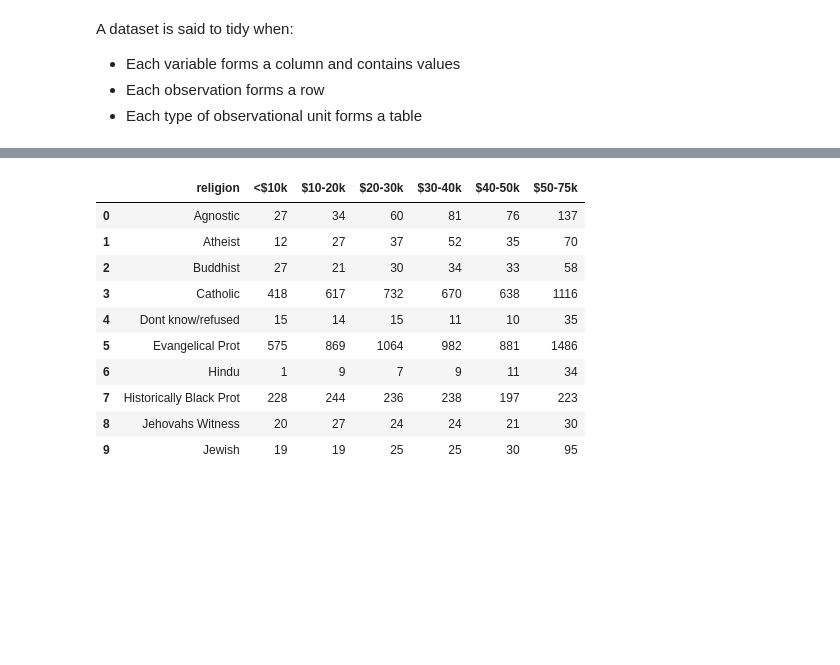
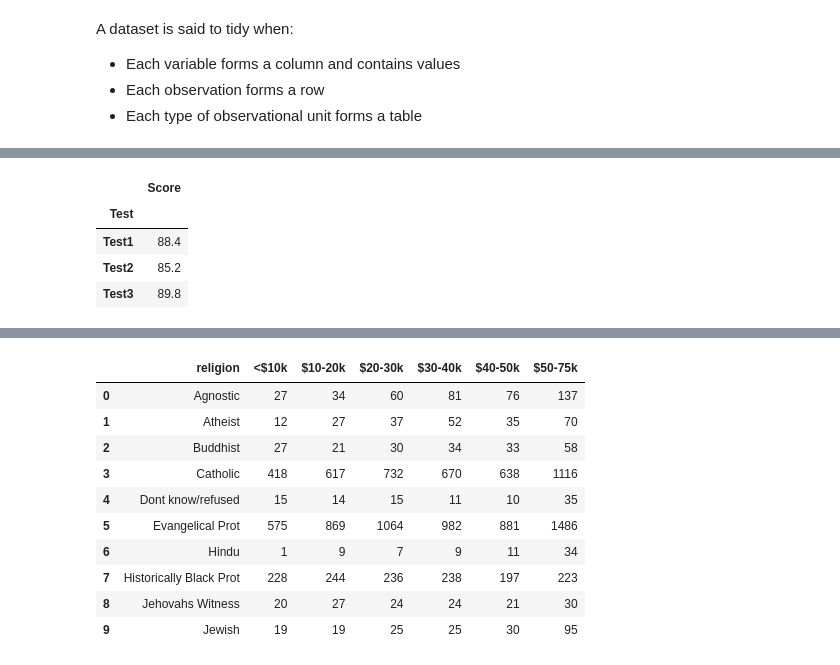
Before and after one commit to joeelorm/Data_Science, a Jupyter notebook: Data Cleaninig/Tidy Data.ipynb, the cells around one changed output, grey strips where cells are left out. Cells and saved outputs as stored; diff of their text form; code cells hidden in the pictures; blank space fills up the shorter version.

```diff
--- a/Data Cleaninig/Tidy Data.ipynb
+++ b/Data Cleaninig/Tidy Data.ipynb
@@ -5,0 +58,8 @@ A dataset is said to tidy when:
+# %%
+data_tidy.groupby(by = "Test").mean() #average score for each test
+# %% [output]
+|  | Score |
+| Test |  |
+| Test1 | 88.4 |
+| Test2 | 85.2 |
+| Test3 | 89.8 |
```
Also changed, not shown: parts of 8 cells of this notebook.
